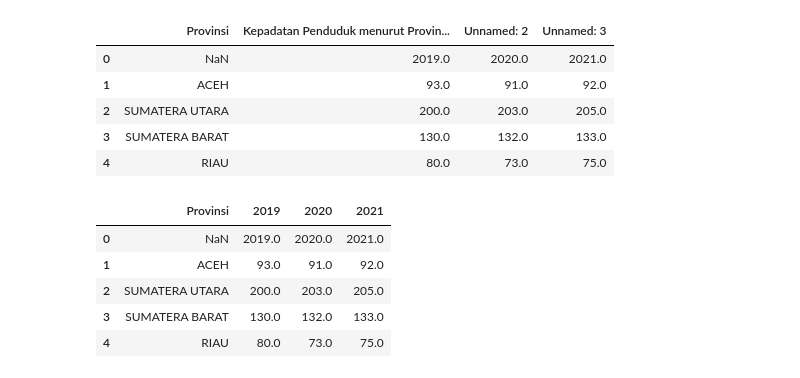
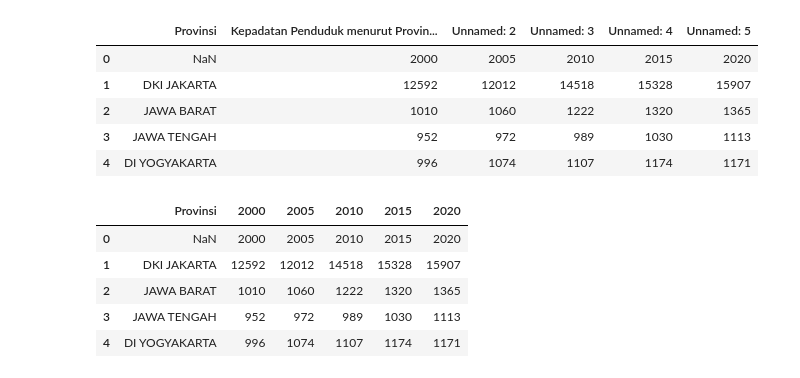
Before and after one commit to qznr/Smt2, a Jupyter notebook: Python/Statistika/KepadatanPenduduk.ipynb, the cells around one changed output. Saved outputs shown, nothing was run; the diff lists cells and outputs as text; code cells hidden in the pictures.

```diff
--- a/Python/Statistika/KepadatanPenduduk.ipynb
+++ b/Python/Statistika/KepadatanPenduduk.ipynb
@@ -1,27 +1,27 @@
 # %%
 import pandas as pd
 import matplotlib.pyplot as plt
 import seaborn as sns
 %matplotlib inline
-df = pd.read_excel("Kepadatan Penduduk menurut Provinsi.xlsx")
+df = pd.read_excel("Data Statistika.xlsx")
 df.head()
 # %% [output]
-|  | Provinsi | Kepadatan Penduduk menurut Provin... | Unnamed: 2 | Unnamed: 3 |
-| 0 | NaN | 2019.0 | 2020.0 | 2021.0 |
-| 1 | ACEH | 93.0 | 91.0 | 92.0 |
-| 2 | SUMATERA UTARA | 200.0 | 203.0 | 205.0 |
-| 3 | SUMATERA BARAT | 130.0 | 132.0 | 133.0 |
-| 4 | RIAU | 80.0 | 73.0 | 75.0 |
+|  | Provinsi | Kepadatan Penduduk menurut Provin... | Unnamed: 2 | Unnamed: 3 | Unnamed: 4 | Unnamed: 5 |
+| 0 | NaN | 2000 | 2005 | 2010 | 2015 | 2020 |
+| 1 | DKI JAKARTA | 12592 | 12012 | 14518 | 15328 | 15907 |
+| 2 | JAWA BARAT | 1010 | 1060 | 1222 | 1320 | 1365 |
+| 3 | JAWA TENGAH | 952 | 972 | 989 | 1030 | 1113 |
+| 4 | DI YOGYAKARTA | 996 | 1074 | 1107 | 1174 | 1171 |
 # %%
-df = df.rename(columns={"Kepadatan Penduduk menurut Provinsi (jiwa/km2)":"2019","Unnamed: 2":"2020","Unnamed: 3":"2021"})
+df = df.rename(columns={"Kepadatan Penduduk menurut Provinsi (jiwa/km2)":"2000","Unnamed: 2":"2005","Unnamed: 3":"2010","Unnamed: 4":"2015","Unnamed: 5":"2020"})
 df.head()
 # %% [output]
-|  | Provinsi | 2019 | 2020 | 2021 |
-| 0 | NaN | 2019.0 | 2020.0 | 2021.0 |
-| 1 | ACEH | 93.0 | 91.0 | 92.0 |
-| 2 | SUMATERA UTARA | 200.0 | 203.0 | 205.0 |
-| 3 | SUMATERA BARAT | 130.0 | 132.0 | 133.0 |
-| 4 | RIAU | 80.0 | 73.0 | 75.0 |
+|  | Provinsi | 2000 | 2005 | 2010 | 2015 | 2020 |
+| 0 | NaN | 2000 | 2005 | 2010 | 2015 | 2020 |
+| 1 | DKI JAKARTA | 12592 | 12012 | 14518 | 15328 | 15907 |
+| 2 | JAWA BARAT | 1010 | 1060 | 1222 | 1320 | 1365 |
+| 3 | JAWA TENGAH | 952 | 972 | 989 | 1030 | 1113 |
+| 4 | DI YOGYAKARTA | 996 | 1074 | 1107 | 1174 | 1171 |
 # %%
 df.isna().sum()
 # %% [output]
```
Also changed, not shown: parts of 16 cells of this notebook, 1 other file.
